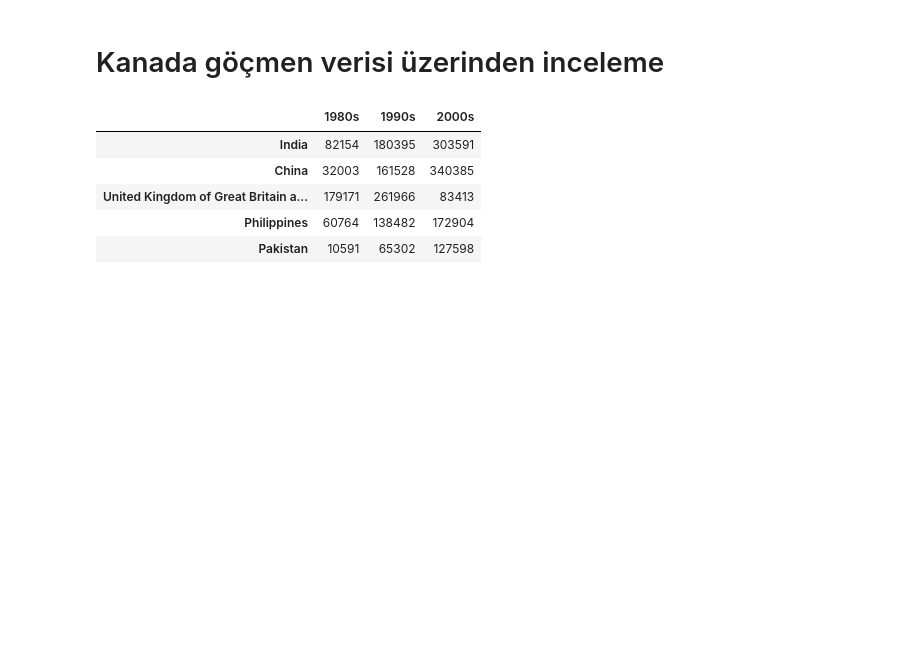
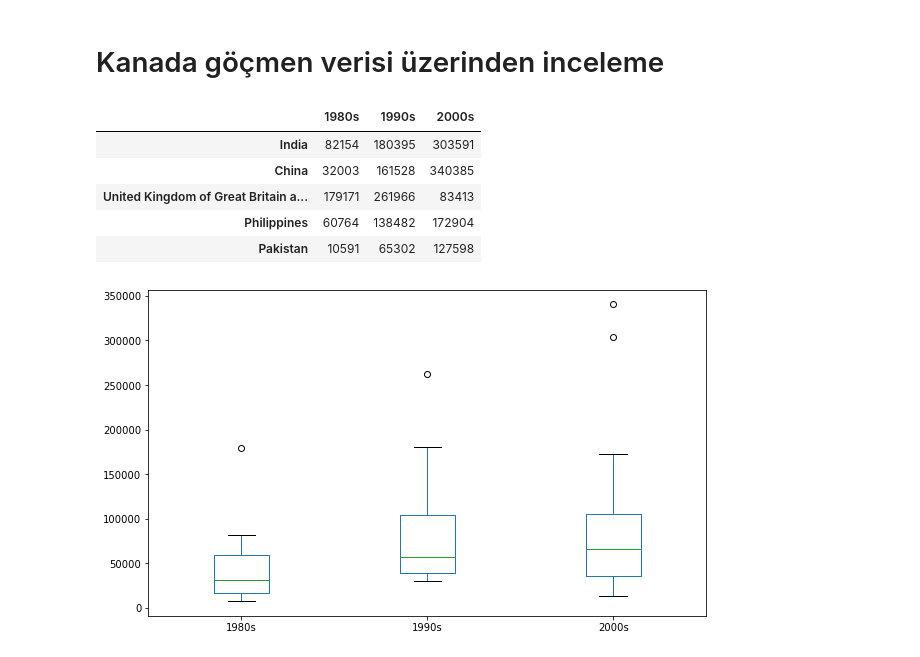
Before and after one commit to evrenarslan/Python-Egitim, a Jupyter notebook: Pandas.ipynb, the cells around one changed output. Drawn from its saved outputs; the diff is of its cells as text; code cells hidden in the pictures; blank space fills up the shorter version.

```diff
--- a/Pandas.ipynb
+++ b/Pandas.ipynb
@@ -997,3 +997,12 @@ new_df.head()
 | United Kingdom of Great Britain a... | 179171 | 261966 | 83413 |
 | Philippines | 60764 | 138482 | 172904 |
 | Pakistan | 10591 | 65302 | 127598 |
+# %%
+import matplotlib.pyplot as plt
+new_df.plot(kind="box", figsize=(10,6))
+
+plt.title="En fazla göçmen veren ilk 15 ülkenin 80'ler 90'lar ve 2000'li yıllardaki toplam göçmen sayısı"
+
+plt.show()
+# %% [output]
+[figure, added]
```
Also changed, not shown: parts of 7 cells of this notebook, 2 other files.
